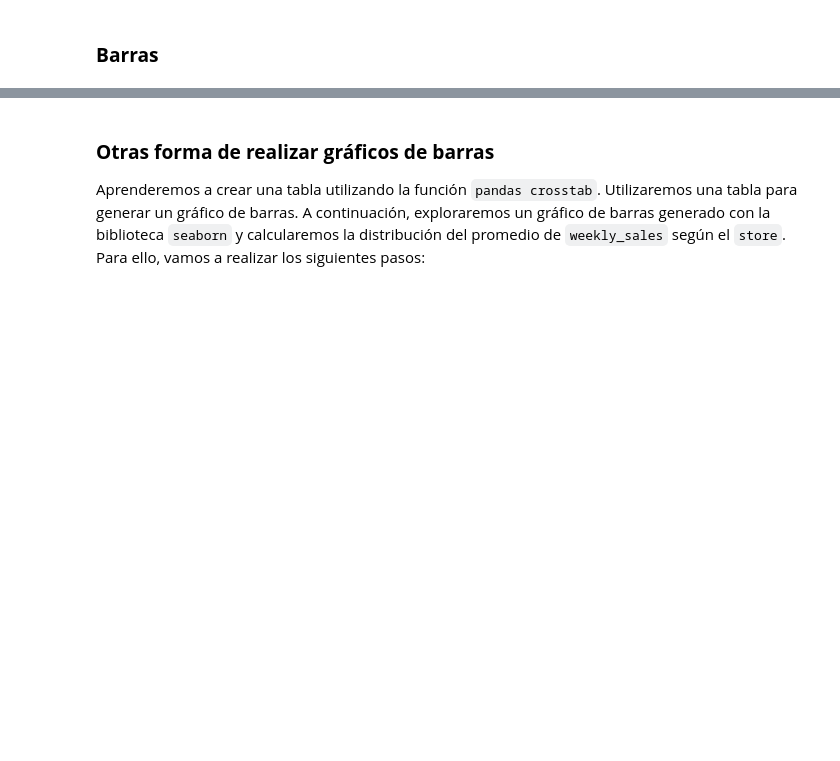
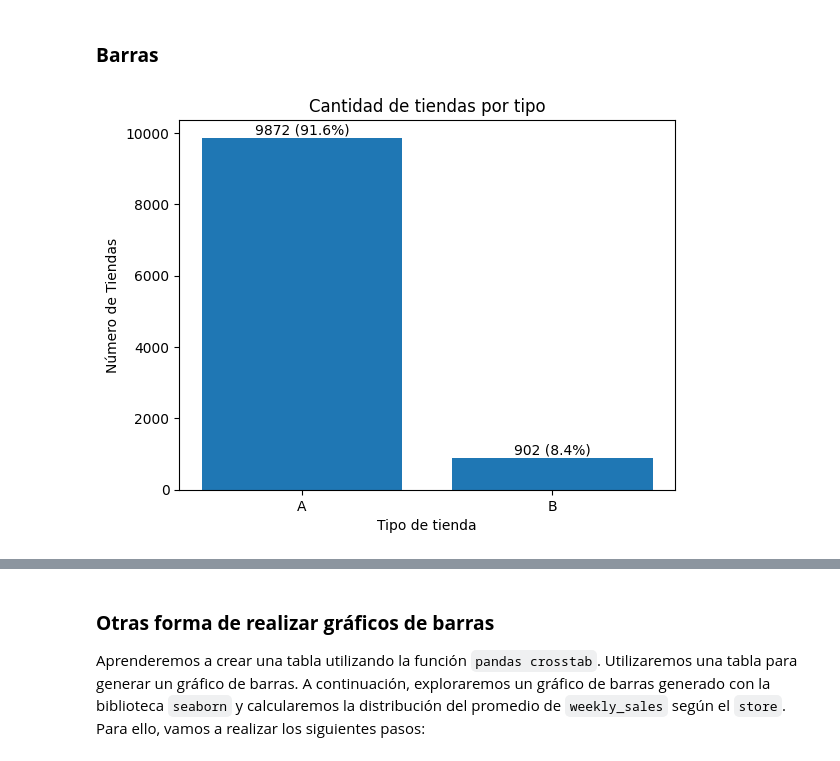
Before and after one commit to lporras/bootcamp_analisis_predic, a Jupyter notebook: docs/modulo_2_sin_codigo_2.ipynb, the cells around one changed output, grey strips where cells are left out. Saved outputs shown, nothing was run; the diff lists cells and outputs as text; code cells hidden in the pictures; blank space fills up the shorter version.

Commit message:
grafics y analisis de variables

```diff
--- a/docs/modulo_2_sin_codigo_2.ipynb
+++ b/docs/modulo_2_sin_codigo_2.ipynb
@@ -373,0 +367,19 @@ plt.show()
+# %%
+# Contar el tipo de tienda columna 'type'
+tipo = df['type'].value_counts()
+
+# Graficar el conteo de tipos de tienda en un gráfico de barras verticales
+plt.bar(tipo.index, tipo.values)
+
+# Agregar el conteo y el porcentaje sobre cada barra
+total = tipo.sum()
+for i, valor in enumerate(tipo.values):
+    porcentaje = valor / total * 100
+    plt.text(i, valor, f'{valor} ({porcentaje:.1f}%)', ha='center', va='bottom')
+
+plt.title('Cantidad de tiendas por tipo')
+plt.xlabel('Tipo de tienda')
+plt.ylabel('Número de Tiendas')
+plt.show()
+# %% [output]
+[figure, added]
```
Also changed, not shown: parts of 2 cells of this notebook, 2 other files.
